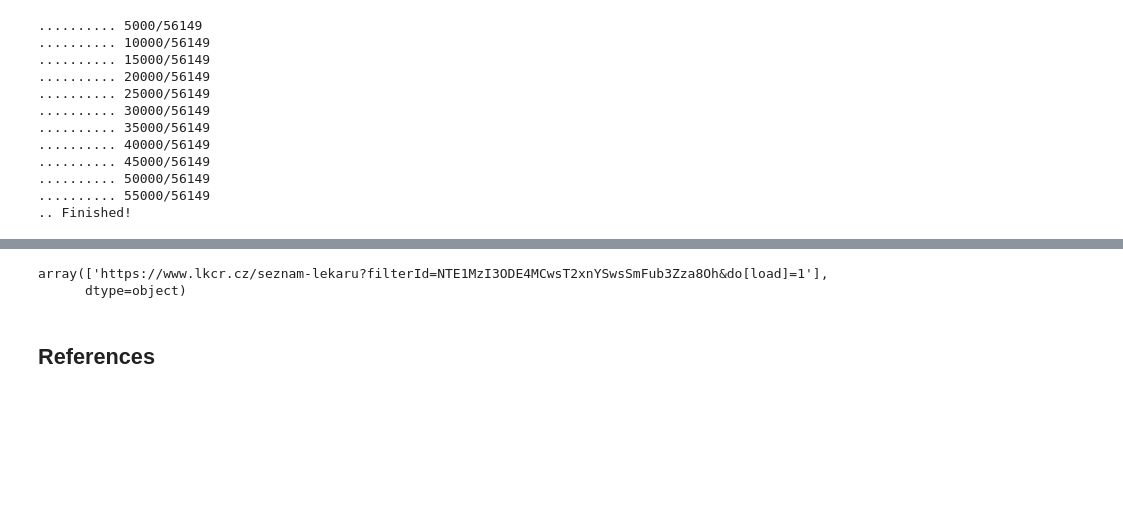
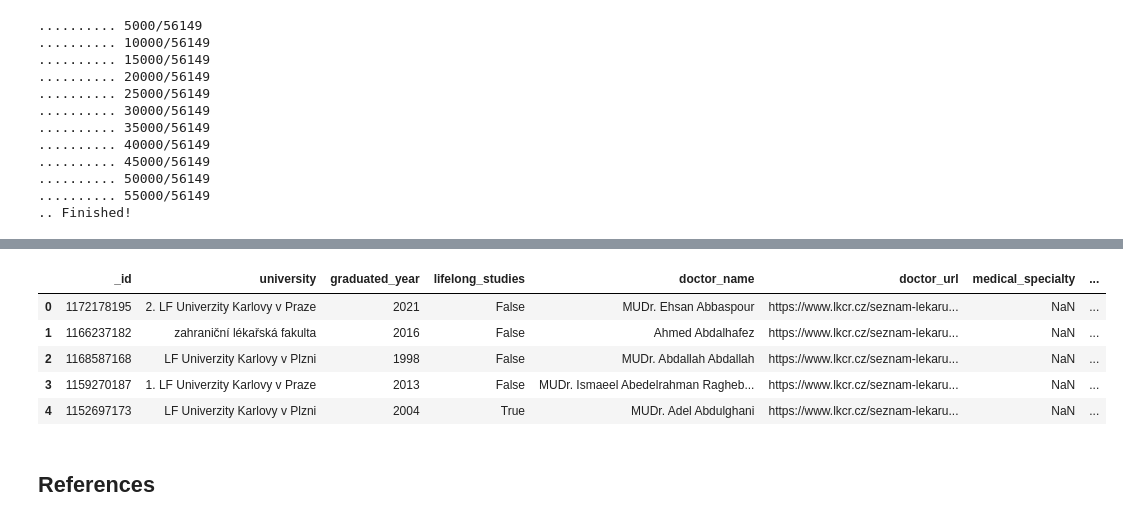
Before and after one commit to opendatalabcz/mapa-zdravi, a Jupyter notebook: src/scripts/clk_scraping.ipynb, the cells around one changed output, grey strips where cells are left out. Saved outputs shown, nothing was run; the diff lists cells and outputs as text; code cells hidden in the pictures; blank space fills up the shorter version.

```diff
--- a/src/scripts/clk_scraping.ipynb
+++ b/src/scripts/clk_scraping.ipynb
@@ -610,5 +590,36 @@ doctors['Město'] = doctors['Pracoviště'].apply(lambda x: list(set([get_city(u
-# %%
-doctors[doctors['Město'].apply(len).max() == doctors['Město'].apply(len)].url.values
-# %% [output]
-array(['https://www.lkcr.cz/seznam-lekaru?filterId=NTE1MzI3ODE4MCwsT2xnYSwsSmFub3Zza8Oh&do[load]=1'],
-      dtype=object)
+# %%
+doctors = doctors[doctors['doctor_name'] != ''].reset_index(drop=True)
+
+# fix graduated years
+doctors.loc[doctors.graduated_year == '9819', 'graduated_year'] = '1998'
+doctors.loc[doctors.graduated_year == '', 'graduated_year'] = np.nan
+doctors.loc[doctors.graduated_year == '0', 'graduated_year'] = np.nan
+doctors.loc[~doctors.graduated_year.isna(), 'graduated_year'] = doctors.loc[~doctors.graduated_year.isna(), 'graduated_year'].apply(int)
+
+# fix university
+doctors.loc[doctors.university == '', 'university'] = np.nan
+doctors.loc[doctors.university == 'neuvedena', 'university'] = np.nan
+
+# fix lifelong studies
+doctors['lifelong_studies'] = np.where(doctors['lifelong_studies'] == 'ano', True, False)
+
+# workplaces
+doctors['n_doctor_workplaces'] = doctors.workplace.apply(len)
+doctors.loc[~doctors.workplace.apply(bool), 'workplace'] = np.nan
+# %%
+doctors = doctors.explode('workplace').reset_index(drop=True)
+# %%
+doctors_wp_df = doctors['workplace'].apply(pd.Series).drop([0], axis=1)
+doctors_wp_df = doctors_wp_df[['Název zdravotnického zařízení:', 'Název pracoviště:', 'Adresa pracoviště:']]
+doctors_wp_df.columns = ['workplace_name', 'workplace_hospital_ward', 'workplace_address']
+# %%
+doctors_df = pd.concat([doctors.drop(['workplace'], axis=1), doctors_wp_df], axis=1)
+# %%
+doctors_df.head()
+# %% [output]
+|  | _id | university | graduated_year | lifelong_studies | doctor_name | doctor_url | medical_specialty | ... |
+| 0 | 1172178195 | 2. LF Univerzity Karlovy v Praze | 2021 | False | MUDr. Ehsan Abbaspour | https://www.lkcr.cz/seznam-lekaru... | NaN | ... |
+| 1 | 1166237182 | zahraniční lékařská fakulta | 2016 | False | Ahmed Abdalhafez | https://www.lkcr.cz/seznam-lekaru... | NaN | ... |
+| 2 | 1168587168 | LF Univerzity Karlovy v Plzni | 1998 | False | MUDr. Abdallah Abdallah | https://www.lkcr.cz/seznam-lekaru... | NaN | ... |
+| 3 | 1159270187 | 1. LF Univerzity Karlovy v Praze | 2013 | False | MUDr. Ismaeel Abedelrahman Ragheb... | https://www.lkcr.cz/seznam-lekaru... | NaN | ... |
+| 4 | 1152697173 | LF Univerzity Karlovy v Plzni | 2004 | True | MUDr. Adel Abdulghani | https://www.lkcr.cz/seznam-lekaru... | NaN | ... |
```
Also changed, not shown: parts of 9 cells of this notebook.
